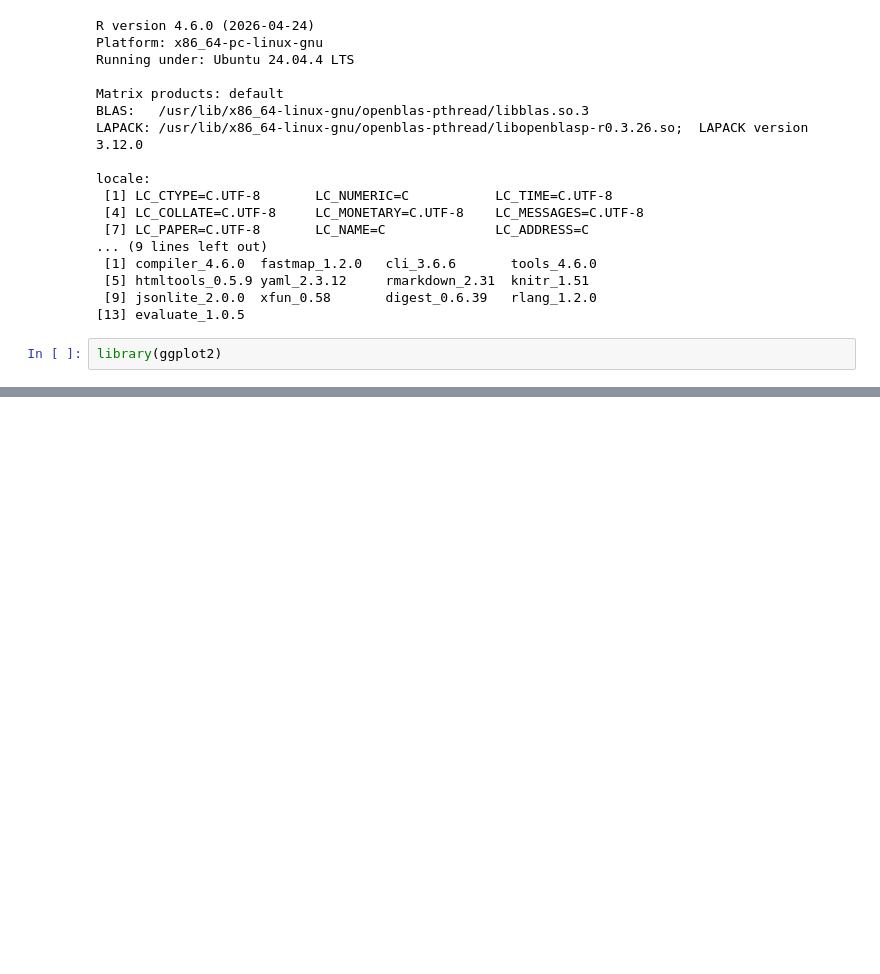
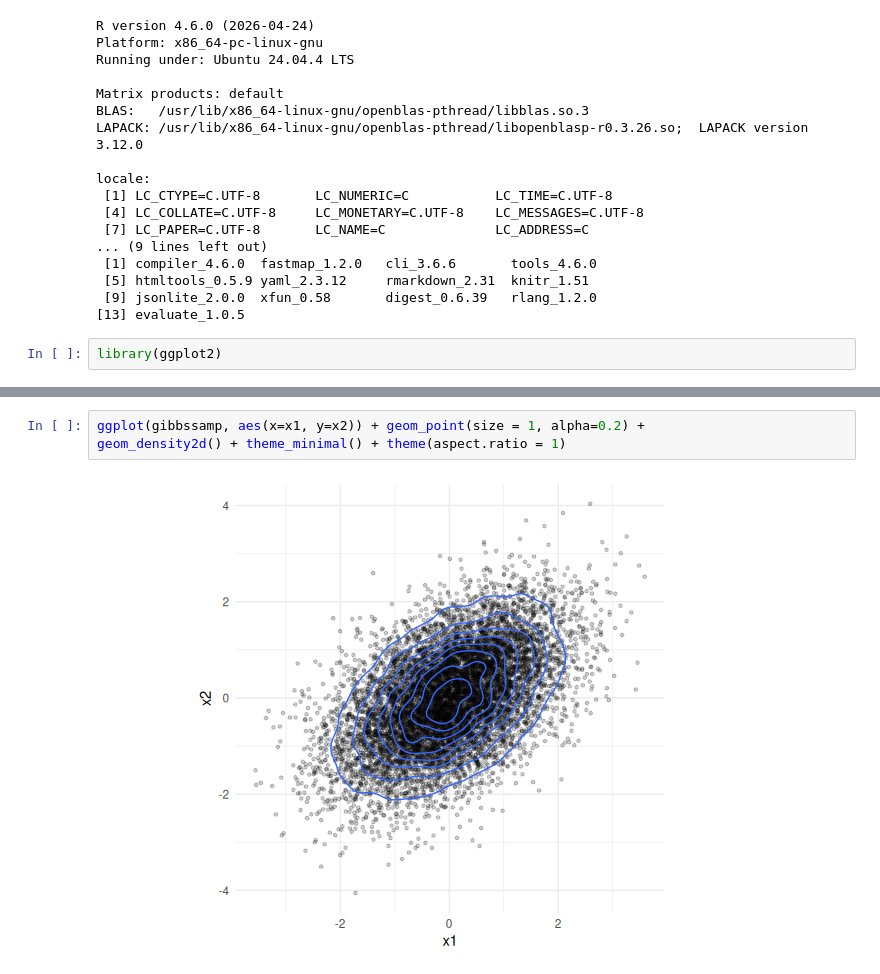
Before and after one commit to won-j/M1399_000100-lecture11, a Jupyter notebook: mcmc.ipynb, the cells around one changed output, grey strips where cells are left out. Saved outputs shown, nothing was run; the diff lists cells and outputs as text; blank space fills up the shorter version.

```diff
--- a/mcmc.ipynb
+++ b/mcmc.ipynb
@@ -594,0 +528,5 @@ parameters: `linewidth`
+# %%
+ggplot(gibbssamp, aes(x=x1, y=x2)) + geom_point(size = 1, alpha=0.2) +
+geom_density2d() + theme_minimal() + theme(aspect.ratio = 1)
+# %% [output]
+[figure, added]
```
Also changed, not shown: parts of 29 cells of this notebook, 5 other files.
